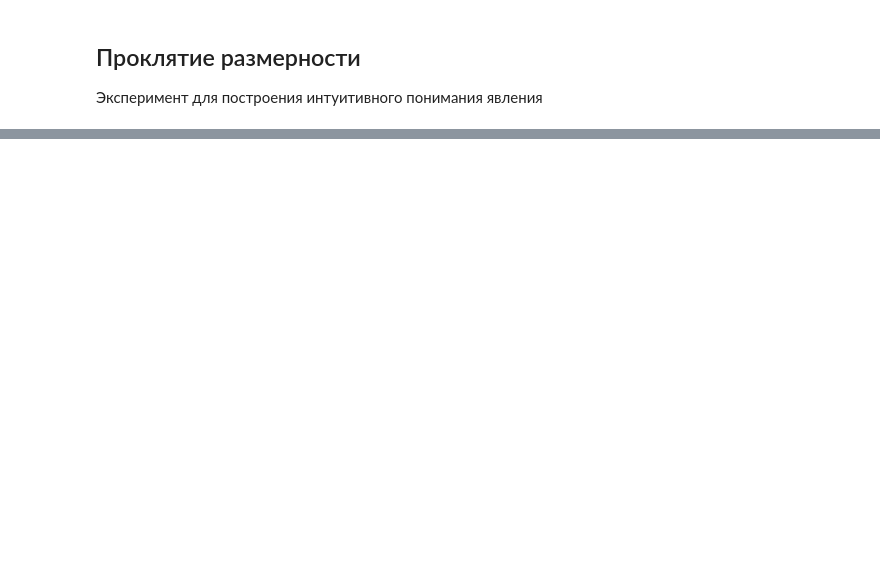
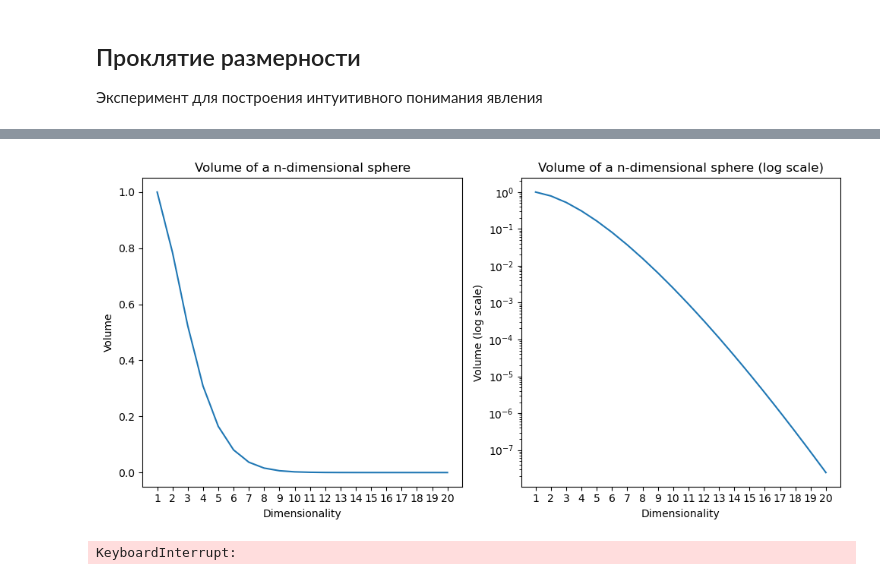
Before and after one commit to Nekson228/ETU2024_AISeminar_DataCompression, a Jupyter notebook: notebooks/curse_of_dimensionality.ipynb, the cells around one changed output, grey strips where cells are left out. Saved outputs shown, nothing was run; the diff lists cells and outputs as text; code cells hidden in the pictures; blank space fills up the shorter version.

```diff
--- a/notebooks/curse_of_dimensionality.ipynb
+++ b/notebooks/curse_of_dimensionality.ipynb
@@ -16,0 +29,4 @@ def draw_unit_circle(ax: plt.Axes) -> None:
+# %%
+max_dim = 20
+radius = .5
+n_arange = np.arange(1, max_dim + 1)
@@ -16,0 +45,20 @@ def draw_unit_circle(ax: plt.Axes) -> None:
+# %%
+fig, (linear_ax, log_ax) = plt.subplots(1, 2, figsize=(10, 5))
+
+linear_ax.plot(n_arange, volume_n)
+linear_ax.set_xlabel('Dimensionality')
+linear_ax.set_ylabel('Volume')
+linear_ax.set_xticks(n_arange)
+linear_ax.set_title('Volume of a n-dimensional sphere')
+
+log_ax.plot(n_arange, volume_n)
+log_ax.set_xlabel('Dimensionality')
+log_ax.set_ylabel('Volume (log scale)')
+log_ax.set_xticks(n_arange)
+log_ax.set_yscale('log')
+log_ax.set_title('Volume of a n-dimensional sphere (log scale)')
+
+plt.tight_layout()
+plt.show()
+# %% [output]
+[figure, added]
@@ -16,0 +71,11 @@ def draw_unit_circle(ax: plt.Axes) -> None:
+# %%
+for dim in tqdm(range(1, max_dim + 1)):
+    points = np.random.rand(n_points, dim)
+    distances = np.linalg.norm(points[:, np.newaxis, :] - points[np.newaxis, :, :], axis=-1)
+    del points
+    np.fill_diagonal(distances, 0)
+    avg_distance[dim - 1] = np.mean(distances)
+    avg_distance_to_nn[dim - 1] = np.mean(np.min(distances, axis=1))
+    del distances
+# %% [output]
+KeyboardInterrupt:
```
Also changed, not shown: parts of 7 cells of this notebook, 3 other files.
